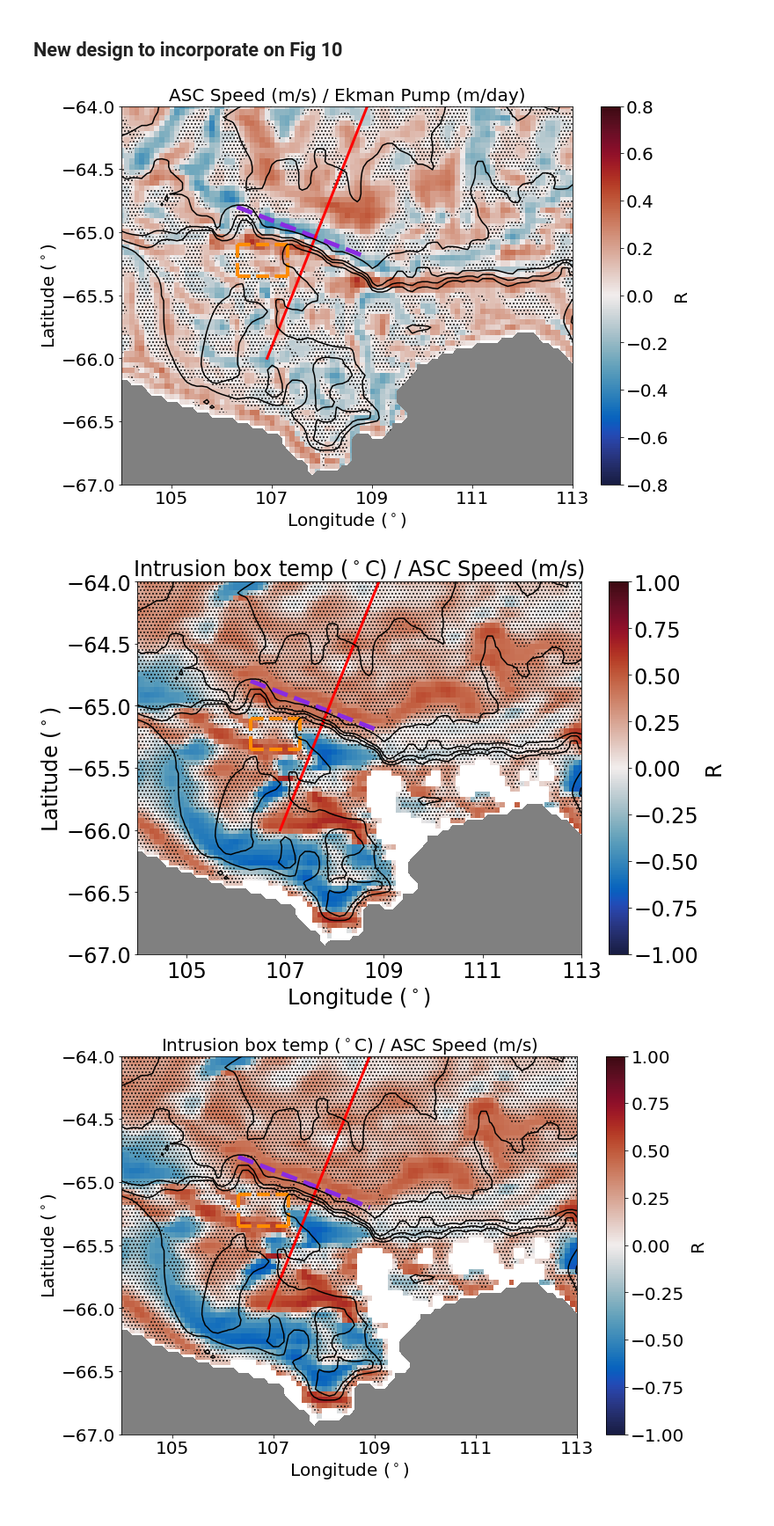
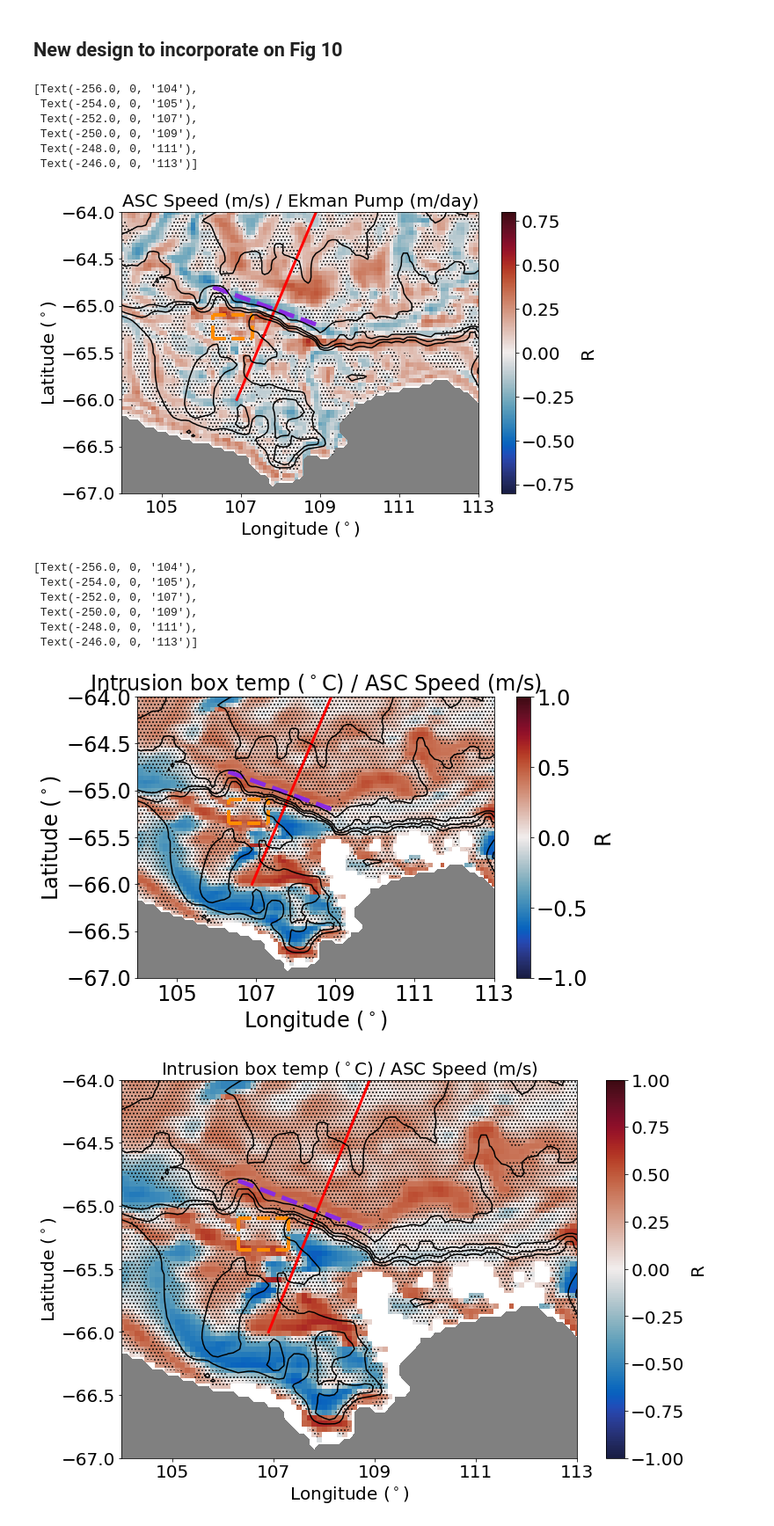
Before and after one commit to ribeiron/ScriptsChapter3, a Jupyter notebook: Fig7a-c.ipynb, the cells around one changed output. Shown at 88% size. Drawn from its saved outputs; the diff is of its cells as text; code cells hidden in the pictures.

```diff
--- a/Fig7a-c.ipynb
+++ b/Fig7a-c.ipynb
@@ -1343,38 +1361,44 @@ cs = plt.contourf(t_statistic_asc.xu_ocean,t_statistic_asc.yu_ocean,t_statistic_
 plt.plot([-252.7,-252.7],[-65.35, -65.1],color='darkorange',linestyle='--',linewidth=4)
 plt.plot([-251.7,-251.7],[-65.35, -65.1],color='darkorange',linestyle='--',linewidth=4)
 plt.plot([-252.7,-251.7],[-65.1, -65.1],color='darkorange',linestyle='--',linewidth=4)
 plt.plot([-252.7,-251.7],[-65.35, -65.35],color='darkorange',linestyle='--',linewidth=4)
 plt.plot([-252.7,-250.1],[-64.8,-65.2],color='blueviolet',linestyle='--',linewidth=5)
 lat0 = -66
 lat1=-64
 lon0 = -252.1
 lon1 = -250.1
 plt.plot([lon0,lon1],[lat0,lat1],'r',linewidth=3)
 
 cbar=plt.colorbar(pc,orientation='vertical',extend='neither')
 cbar.set_label('R',fontsize=fontsize,labelpad=5)
 cbar.ax.tick_params(labelsize=20)
 #plt.plot([-252.1,-250.1],[-64.8,-65.1],color='darkorange',linestyle='-',linewidth=3)
 plt.contour(hu.xu_ocean,hu.yu_ocean,hu,levels=[500,700,1000,2000,3000],colors='k',linewidth=1)
 #plt.contour(ht.xt_ocean,ht.yt_ocean,ht,levels=[500,1000],colors='gray',linewidth=1)
 plt.contourf(hu.xu_ocean,hu.yu_ocean,land_mask,colors='grey')
 plt.ylim((-67, -64))
 plt.xlim((-255, -246))
 plt.ylabel('Latitude [$^\circ$S]')
 plt.xlabel('Longitude [$^\circ$E]')
 plt.title('ASC Speed (m/s) / Ekman Pump (m/day)',fontsize=fontsize)
 plt.tick_params(labelsize=fontsize)
 plt.ylabel('Latitude ($^\circ$)',fontsize=fontsize)
 plt.xlabel('Longitude ($^\circ$)',fontsize=fontsize)
 #ax1.set_xticklabels([-255+359,-254+359,-253+359,-252+359,-251+359,-250+359,-249+359,-248+359,-247+359,-247+359,-246+359])
 ax1.set_xticklabels([-255+359,-254+359,-252+359,-250+359,-248+359,-246+359])
 
-fig.tight_layout()
-figdir = '/g/data/v45/ns3783/ScriptsChapter3/Figures/'
-filestr = figdir+'Fig10_ch4_ASC_spatialekman_reviewed.png'
-plt.savefig(filestr,dpi=600,bbox_inches='tight')
+#fig.tight_layout()
+#figdir = '/g/data/v45/ns3783/ScriptsChapter3/Figures/'
+#filestr = figdir+'Fig10_ch4_ASC_spatialekman_reviewed.png'
+#plt.savefig(filestr,dpi=600,bbox_inches='tight')
 # %% [output]
+[Text(-256.0, 0, '104'),
+ Text(-254.0, 0, '105'),
+ Text(-252.0, 0, '107'),
+ Text(-250.0, 0, '109'),
+ Text(-248.0, 0, '111'),
+ Text(-246.0, 0, '113')]
-[figure, old version]
+[figure, new version]
 # %%
 ## Design too correlating with temp
 
@@ -1422,12 +1446,18 @@ plt.xlabel('Longitude ($^\circ$)',fontsize=fontsize)
 #ax1.set_xticklabels([-255+359,-254+359,-253+359,-252+359,-251+359,-250+359,-249+359,-248+359,-247+359,-247+359,-246+359])
 ax1.set_xticklabels([-255+359,-254+359,-252+359,-250+359,-248+359,-246+359])
 
-fig.tight_layout()
-figdir = '/g/data/v45/ns3783/ScriptsChapter3/Figures/'
-filestr = figdir+'Fig10_ch4_temp_spatialASC_reviewed.png'
-plt.savefig(filestr,dpi=600,bbox_inches='tight')
+#fig.tight_layout()
+#figdir = '/g/data/v45/ns3783/ScriptsChapter3/Figures/'
+#filestr = figdir+'Fig10_ch4_temp_spatialASC_reviewed.png'
+#plt.savefig(filestr,dpi=600,bbox_inches='tight')
 # %% [output]
+[Text(-256.0, 0, '104'),
+ Text(-254.0, 0, '105'),
+ Text(-252.0, 0, '107'),
+ Text(-250.0, 0, '109'),
+ Text(-248.0, 0, '111'),
+ Text(-246.0, 0, '113')]
-[figure, old version]
+[figure, new version]
 # %%
 ## Design too correlating with temp
 
```
Also changed, not shown: parts of 12 cells of this notebook, 2 other files.
